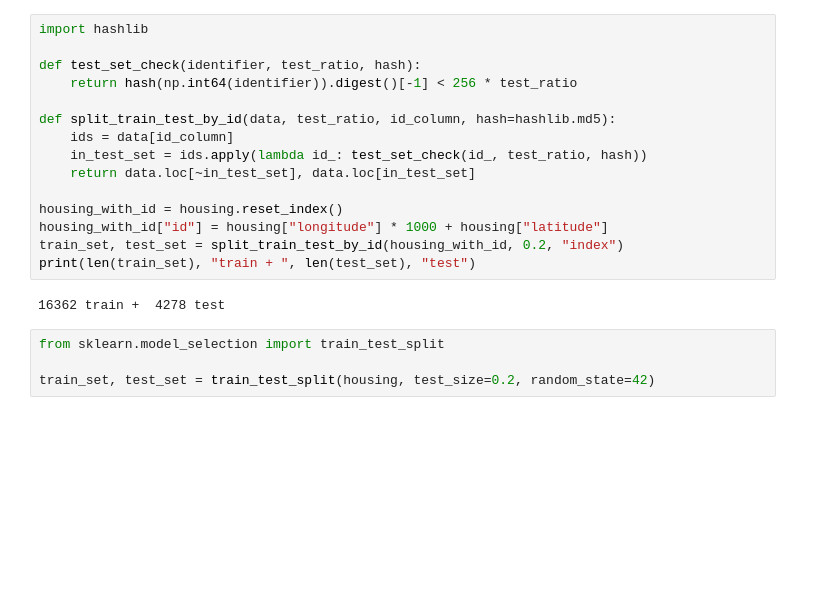
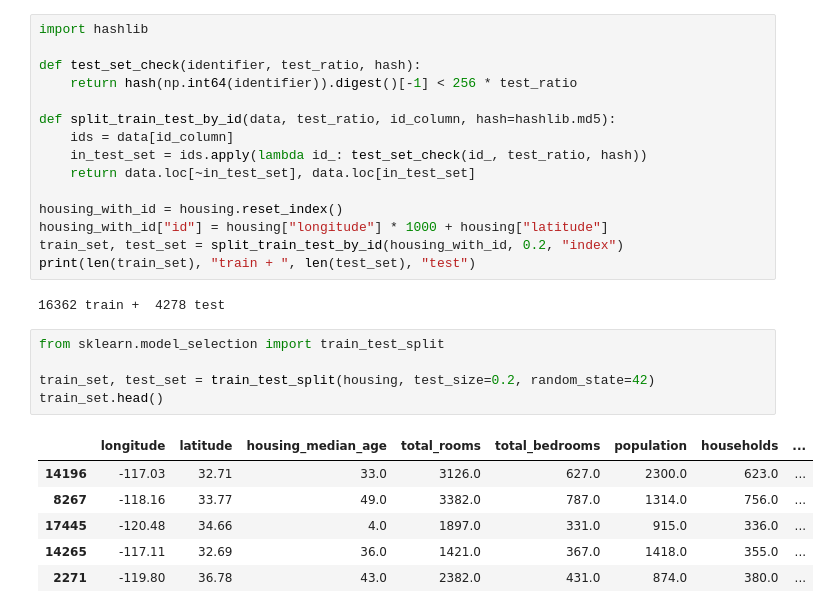
Before and after one commit to wjlxyz/Handson-ml, a Jupyter notebook: Chapter2_EndtoEnd_Machine_Learning_Project/endtoend_machine_learning_project.ipynb, the cells around one changed output. Saved outputs shown, nothing was run; the diff lists cells and outputs as text; blank space fills up the shorter version.

```diff
--- a/Chapter2_EndtoEnd_Machine_Learning_Project/endtoend_machine_learning_project.ipynb
+++ b/Chapter2_EndtoEnd_Machine_Learning_Project/endtoend_machine_learning_project.ipynb
@@ -118,4 +126,12 @@ print(len(train_set), "train + ", len(test_set), "test")
 # %%
 from sklearn.model_selection import train_test_split
 
 train_set, test_set = train_test_split(housing, test_size=0.2, random_state=42)
+train_set.head()
+# %% [output]
+|  | longitude | latitude | housing_median_age | total_rooms | total_bedrooms | population | households | ... |
+| 14196 | -117.03 | 32.71 | 33.0 | 3126.0 | 627.0 | 2300.0 | 623.0 | ... |
+| 8267 | -118.16 | 33.77 | 49.0 | 3382.0 | 787.0 | 1314.0 | 756.0 | ... |
+| 17445 | -120.48 | 34.66 | 4.0 | 1897.0 | 331.0 | 915.0 | 336.0 | ... |
+| 14265 | -117.11 | 32.69 | 36.0 | 1421.0 | 367.0 | 1418.0 | 355.0 | ... |
+| 2271 | -119.80 | 36.78 | 43.0 | 2382.0 | 431.0 | 874.0 | 380.0 | ... |
```
Also changed, not shown: parts of 2 cells of this notebook.
